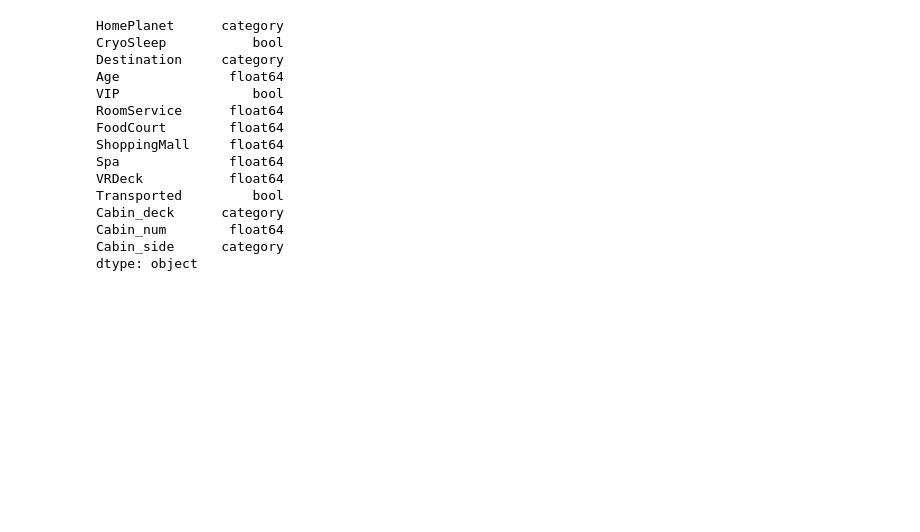
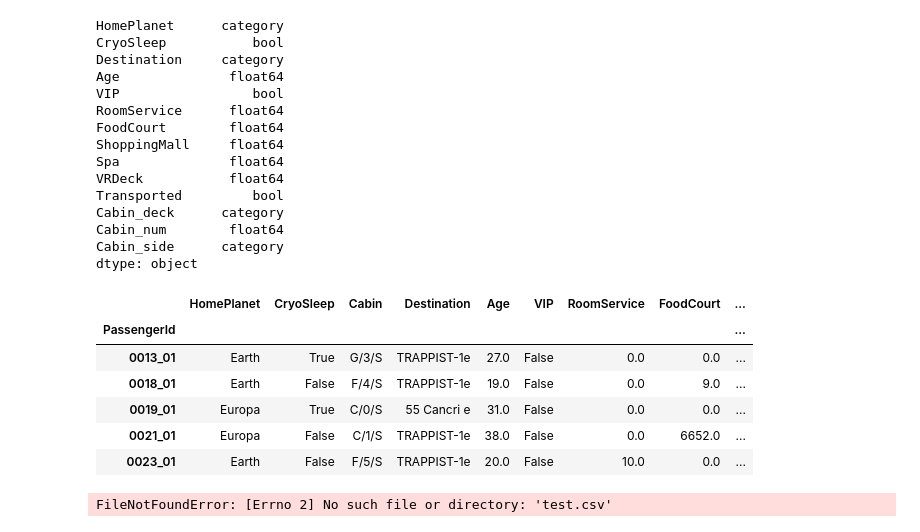
Before and after one commit to jasonwj96/kaggle-projects, a Jupyter notebook: notebooks/spaceship-titanic/preprocessing.ipynb, the cells around one changed output. Cells and saved outputs as stored; diff of their text form; code cells hidden in the pictures; blank space fills up the shorter version.

```diff
--- a/notebooks/spaceship-titanic/preprocessing.ipynb
+++ b/notebooks/spaceship-titanic/preprocessing.ipynb
@@ -80,3 +82,37 @@ Cabin_side      category
 dtype: object
 # %%
 train_df.to_parquet("data/spaceship-titanic-train.parquet")
+# %%
+test_df: DataFrame = load_dataset("spaceship-titanic", DatasetType.TEST, index=False)
+test_df.head()
+# %% [output]
+|  | HomePlanet | CryoSleep | Cabin | Destination | Age | VIP | RoomService | FoodCourt | ... |
+| PassengerId |  |  |  |  |  |  |  |  | ... |
+| 0013_01 | Earth | True | G/3/S | TRAPPIST-1e | 27.0 | False | 0.0 | 0.0 | ... |
+| 0018_01 | Earth | False | F/4/S | TRAPPIST-1e | 19.0 | False | 0.0 | 9.0 | ... |
+| 0019_01 | Europa | True | C/0/S | 55 Cancri e | 31.0 | False | 0.0 | 0.0 | ... |
+| 0021_01 | Europa | False | C/1/S | TRAPPIST-1e | 38.0 | False | 0.0 | 6652.0 | ... |
+| 0023_01 | Earth | False | F/5/S | TRAPPIST-1e | 20.0 | False | 10.0 | 0.0 | ... |
+# %%
+test_df = pd.read_csv("test.csv")
+
+# Apply same preprocessing as train_df
+test_df["Destination"] = test_df["Destination"].astype("category")
+test_df["HomePlanet"] = test_df["HomePlanet"].astype("category")
+test_df["CryoSleep"] = test_df["CryoSleep"].astype("bool")
+test_df["VIP"] = test_df["VIP"].astype("bool")
+
+if "Cabin" in test_df.columns:
+    test_df[["Cabin_deck", "Cabin_num", "Cabin_side"]] = test_df["Cabin"].str.split("/", expand=True)
+    test_df['Cabin_num'] = pd.to_numeric(test_df['Cabin_num'], errors='coerce')
+    test_df["Cabin_deck"] = test_df["Cabin_deck"].astype("category")
+    test_df["Cabin_side"] = test_df["Cabin_side"].astype("category")
+    test_df = test_df.drop("Cabin", axis=1)
+
+test_df = test_df.drop("Name", axis=1)
+
+# Drop PassengerId from features for prediction, but keep it for submission
+passenger_ids = test_df["PassengerId"]
+X_test_final = test_df.drop("PassengerId", axis=1)
+# %% [output]
+FileNotFoundError: [Errno 2] No such file or directory: 'test.csv'
```
Also changed, not shown: parts of 1 cell of this notebook, 1 other file.
